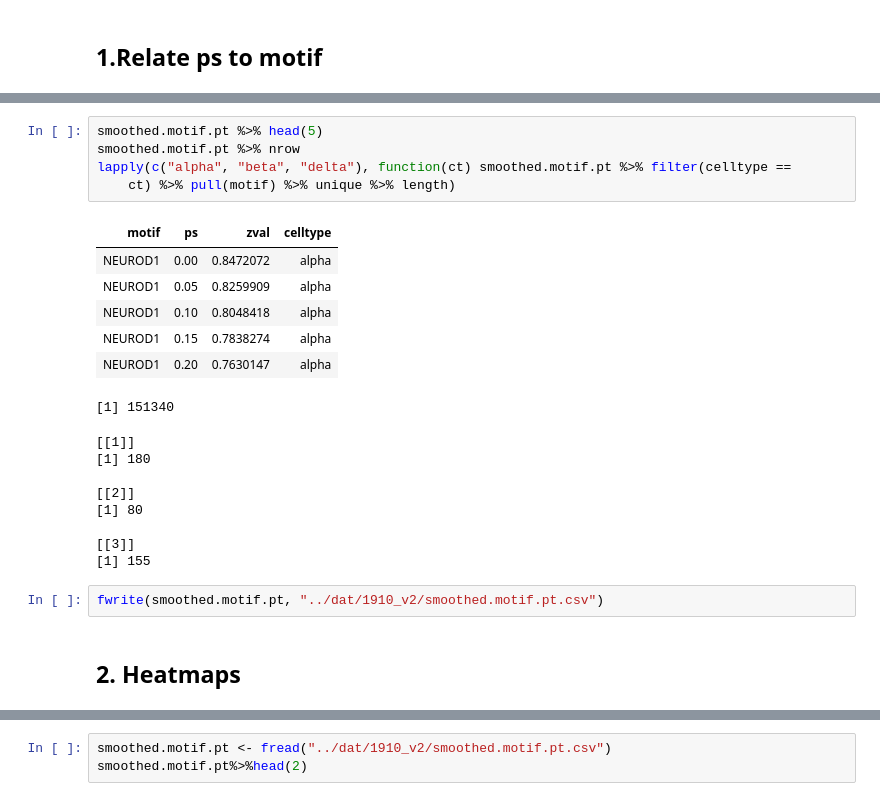
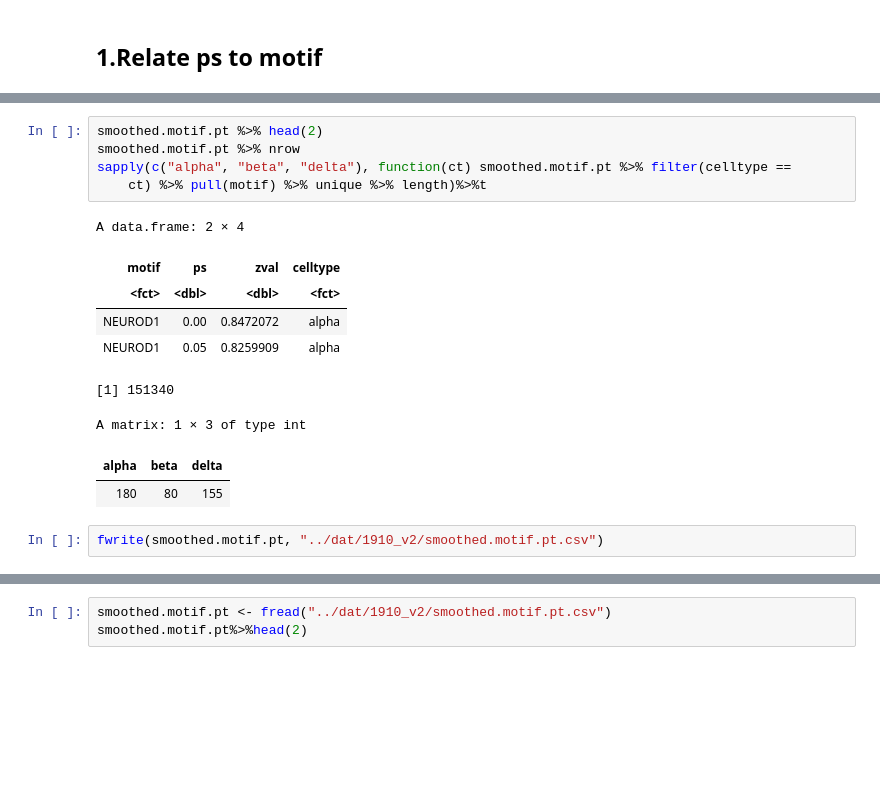
Before and after one commit to biomystery/islet_figs_motifs, a Jupyter notebook: chromVar/06.psedoTime.ipynb, the cells around one changed output, grey strips where cells are left out. Drawn from its saved outputs; the diff is of its cells as text; blank space fills up the shorter version.

Commit message:
motifs ps example trajs

```diff
--- a/chromVar/06.psedoTime.ipynb
+++ b/chromVar/06.psedoTime.ipynb
@@ -151,25 +129,17 @@ system.time(smoothed.motif.pt <- do.call(rbind, lapply(c("alpha", "beta", "delta
 # %%
-smoothed.motif.pt %>% head(5)
+smoothed.motif.pt %>% head(2)
 smoothed.motif.pt %>% nrow
-lapply(c("alpha", "beta", "delta"), function(ct) smoothed.motif.pt %>% filter(celltype ==
-    ct) %>% pull(motif) %>% unique %>% length)
+sapply(c("alpha", "beta", "delta"), function(ct) smoothed.motif.pt %>% filter(celltype ==
+    ct) %>% pull(motif) %>% unique %>% length)%>%t
 # %% [output]
+A data.frame: 2 × 4
 | motif | ps | zval | celltype |
+| <fct> | <dbl> | <dbl> | <fct> |
 | NEUROD1 | 0.00 | 0.8472072 | alpha |
 | NEUROD1 | 0.05 | 0.8259909 | alpha |
-| NEUROD1 | 0.10 | 0.8048418 | alpha |
-| NEUROD1 | 0.15 | 0.7838274 | alpha |
-| NEUROD1 | 0.20 | 0.7630147 | alpha |
-[1] 151340
-[[1]]
-[1] 180
-
-[[2]]
-[1] 80
-
-[[3]]
-[1] 155
+[1] 151340
+A matrix: 1 × 3 of type int
+| alpha | beta | delta |
+| 180 | 80 | 155 |
 # %%
 fwrite(smoothed.motif.pt, "../dat/1910_v2/smoothed.motif.pt.csv")
-# %% [markdown]
-## 2. Heatmaps
```
Also changed, not shown: parts of 24 cells of this notebook, 7 other files.
